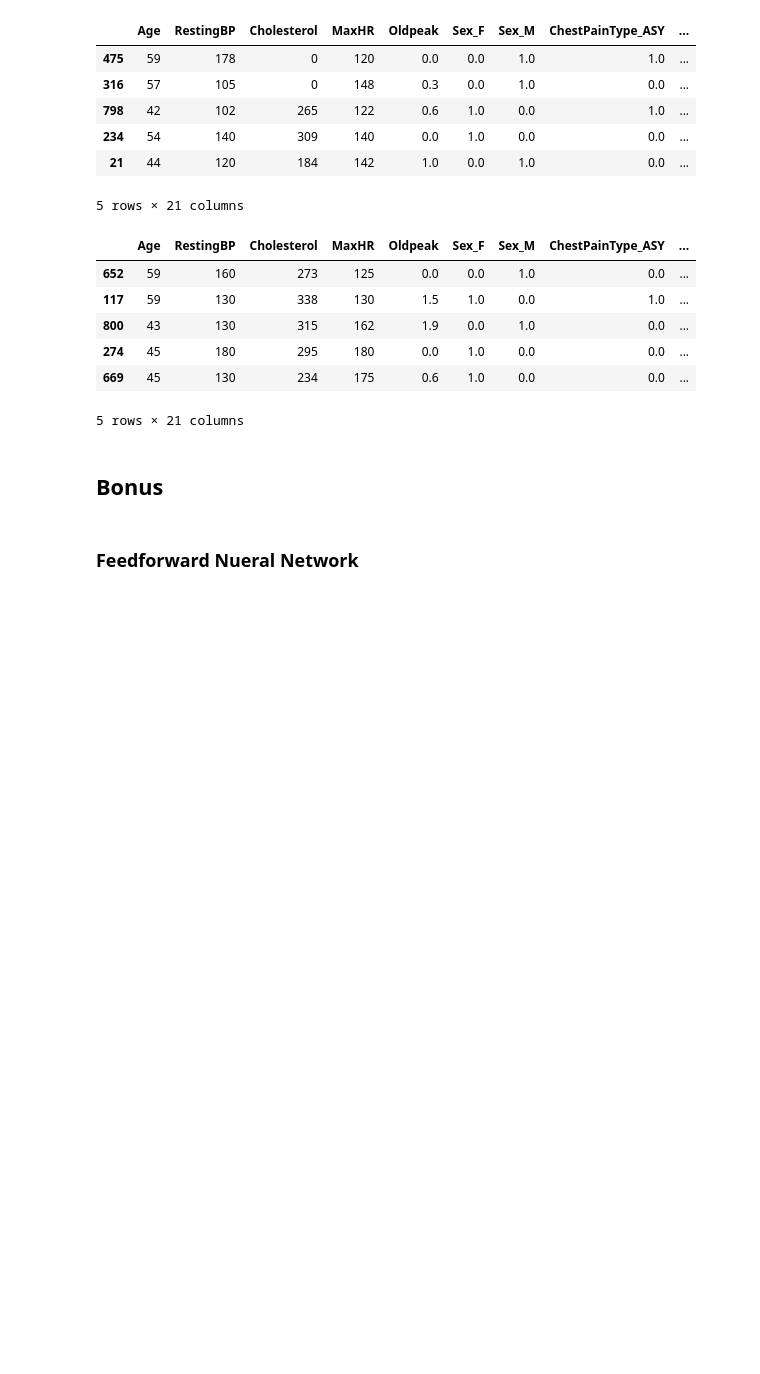
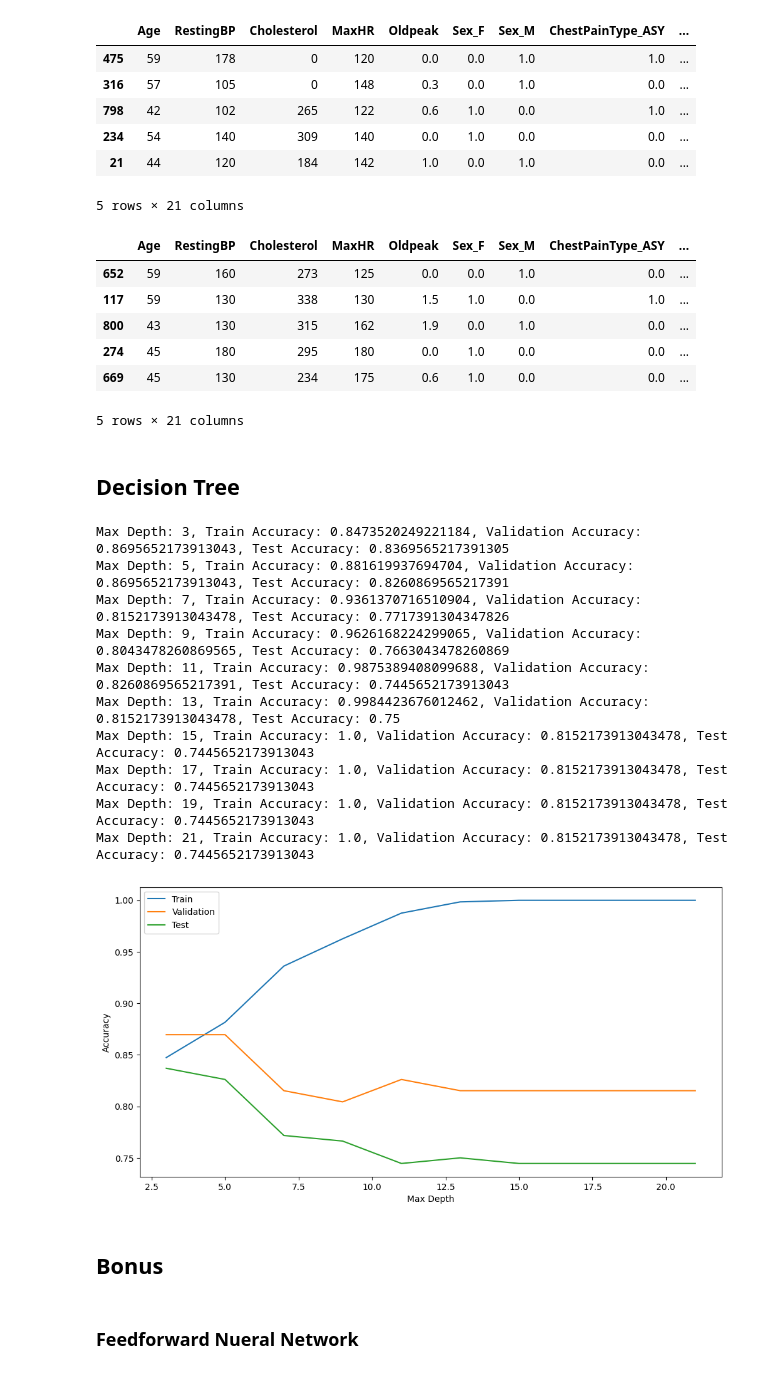
Before and after one commit to MostafaElKaranshawy/Heart_Failure_Classification_Problem, a Jupyter notebook: main.ipynb, the cells around one changed output. Cells and saved outputs as stored; diff of their text form; code cells hidden in the pictures; blank space fills up the shorter version.

Commit message:
feat: updating notebook to add decision trees

```diff
--- a/main.ipynb
+++ b/main.ipynb
@@ -167,6 +167,45 @@ x_test.head()
 | 274 | 45 | 180 | 295 | 180 | 0.0 | 1.0 | 0.0 | 0.0 | ... |
 | 669 | 45 | 130 | 234 | 175 | 0.6 | 1.0 | 0.0 | 0.0 | ... |
 5 rows × 21 columns
+# %% [markdown]
+## Decision Tree
+# %%
+from decision_trees import DecisionTree
+
+max_depth = [3, 5, 7, 9, 11, 13, 15, 17, 19, 21]
+train_acc = []
+val_acc = []
+test_acc = []
+
+for depth in max_depth:
+    tree = DecisionTree(max_depth=depth)
+    tree.fit(x_train.to_numpy(), y_train.to_numpy())
+    train_acc.append(tree.accuracy(tree.predict(x_train.to_numpy()), y_train.to_numpy()))
+    val_acc.append(tree.accuracy(tree.predict(x_val.to_numpy()), y_val.to_numpy()))
+    test_acc.append(tree.accuracy(tree.predict(x_test.to_numpy()), y_test.to_numpy()))
+    print(f"Max Depth: {depth}, Train Accuracy: {train_acc[-1]}, Validation Accuracy: {val_acc[-1]}, Test Accuracy: {test_acc[-1]}")
+
+
+plt.figure(figsize=(12, 6))
+plt.plot(max_depth, train_acc, label='Train')
+plt.plot(max_depth, val_acc, label='Validation')
+plt.plot(max_depth, test_acc, label='Test')
+plt.xlabel('Max Depth')
+plt.ylabel('Accuracy')
+plt.legend()
+plt.show()
+# %% [output]
+Max Depth: 3, Train Accuracy: 0.8473520249221184, Validation Accuracy: 0.8695652173913043, Test Accuracy: 0.8369565217391305
+Max Depth: 5, Train Accuracy: 0.881619937694704, Validation Accuracy: 0.8695652173913043, Test Accuracy: 0.8260869565217391
+Max Depth: 7, Train Accuracy: 0.9361370716510904, Validation Accuracy: 0.8152173913043478, Test Accuracy: 0.7717391304347826
+Max Depth: 9, Train Accuracy: 0.9626168224299065, Validation Accuracy: 0.8043478260869565, Test Accuracy: 0.7663043478260869
+Max Depth: 11, Train Accuracy: 0.9875389408099688, Validation Accuracy: 0.8260869565217391, Test Accuracy: 0.7445652173913043
+Max Depth: 13, Train Accuracy: 0.9984423676012462, Validation Accuracy: 0.8152173913043478, Test Accuracy: 0.75
+Max Depth: 15, Train Accuracy: 1.0, Validation Accuracy: 0.8152173913043478, Test Accuracy: 0.7445652173913043
+Max Depth: 17, Train Accuracy: 1.0, Validation Accuracy: 0.8152173913043478, Test Accuracy: 0.7445652173913043
+Max Depth: 19, Train Accuracy: 1.0, Validation Accuracy: 0.8152173913043478, Test Accuracy: 0.7445652173913043
+Max Depth: 21, Train Accuracy: 1.0, Validation Accuracy: 0.8152173913043478, Test Accuracy: 0.7445652173913043
+[figure, added]
 # %% [markdown]
 ## Bonus
 # %% [markdown]
```
Also changed, not shown: parts of 2 cells of this notebook.
